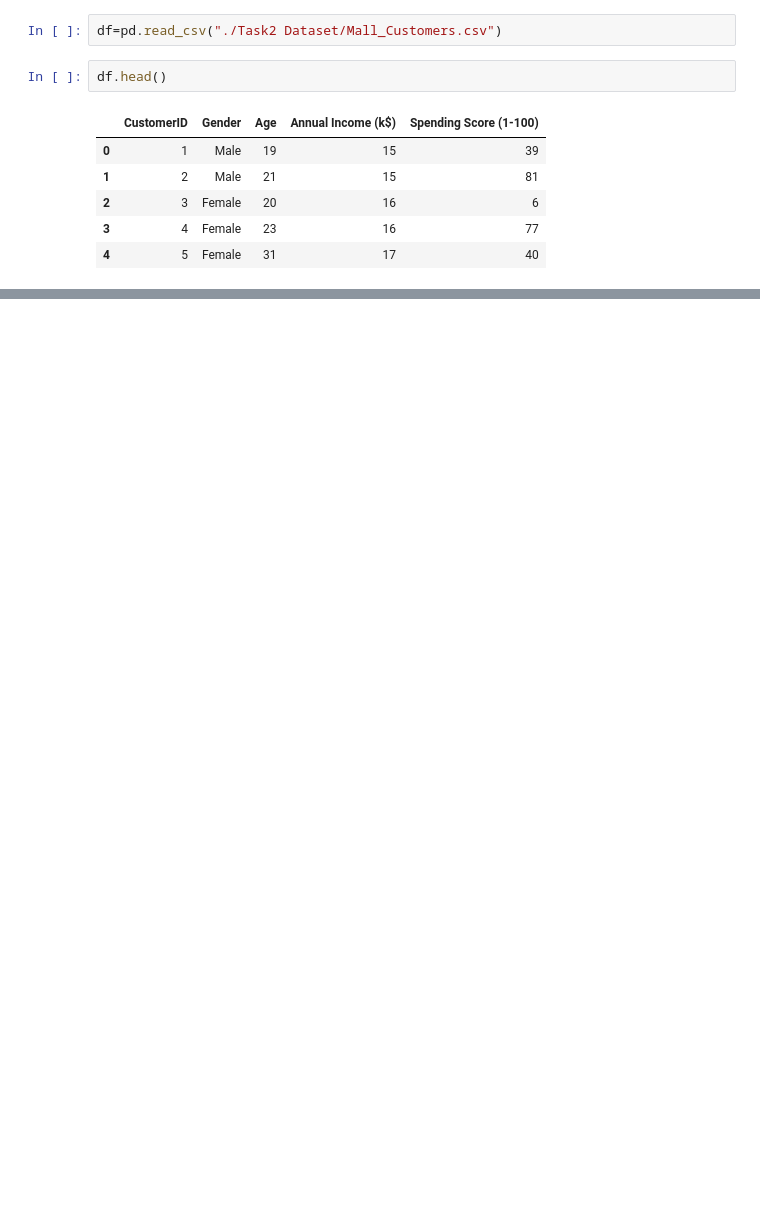
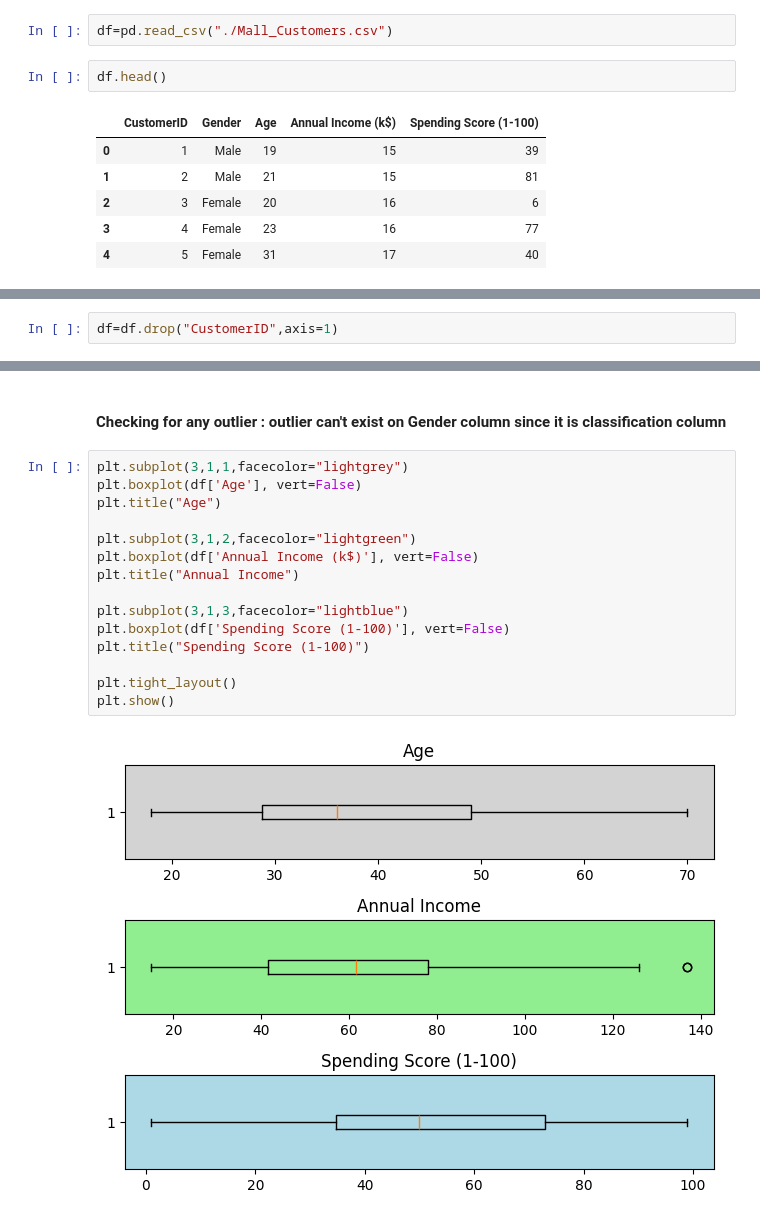
Before and after one commit to rahuldewangan05/SkillCraft-Technology, a Jupyter notebook: Task2.ipynb, the cells around one changed output, grey strips where cells are left out. Saved outputs shown, nothing was run; the diff lists cells and outputs as text; blank space fills up the shorter version.

Commit message:
Task2 Complete

```diff
--- a/Task2.ipynb
+++ b/Task2.ipynb
@@ -7,5 +11,5 @@ import matplotlib.pyplot as plt
 # %%
-df=pd.read_csv("./Task2 Dataset/Mall_Customers.csv")
+df=pd.read_csv("./Mall_Customers.csv")
 # %%
 df.head()
 # %% [output]
@@ -17,0 +62,2 @@ df.head()
+# %%
+df=df.drop("CustomerID",axis=1)
@@ -17,0 +73,19 @@ df.head()
+# %% [markdown]
+#### Checking for any outlier : outlier can't exist on Gender column since it is classification column
+# %%
+plt.subplot(3,1,1,facecolor="lightgrey")
+plt.boxplot(df['Age'], vert=False)
+plt.title("Age")
+
+plt.subplot(3,1,2,facecolor="lightgreen")
+plt.boxplot(df['Annual Income (k$)'], vert=False)
+plt.title("Annual Income")
+
+plt.subplot(3,1,3,facecolor="lightblue")
+plt.boxplot(df['Spending Score (1-100)'], vert=False)
+plt.title("Spending Score (1-100)")
+
+plt.tight_layout()
+plt.show()
+# %% [output]
+[figure, added]
```
Also changed, not shown: parts of 35 cells of this notebook.
